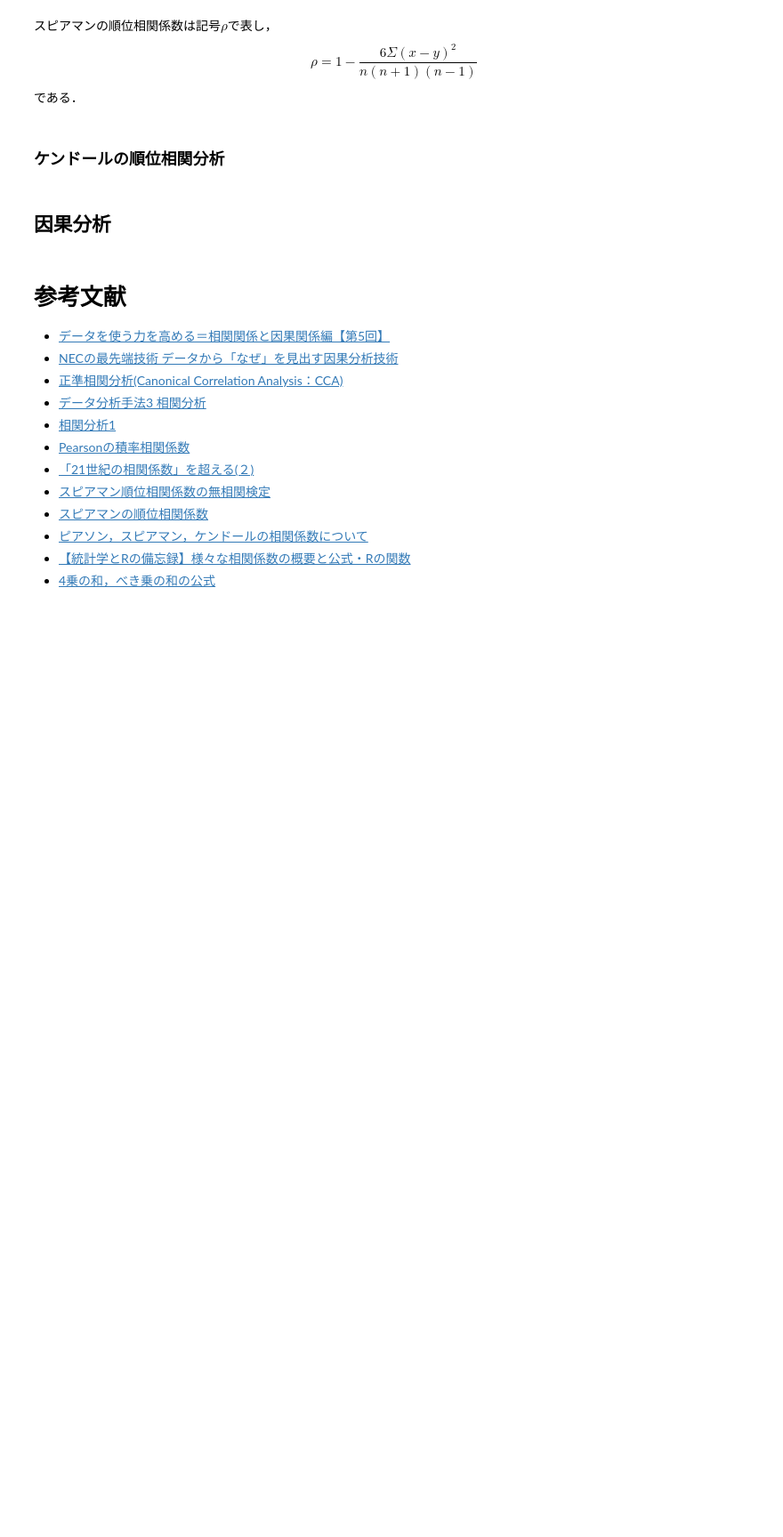
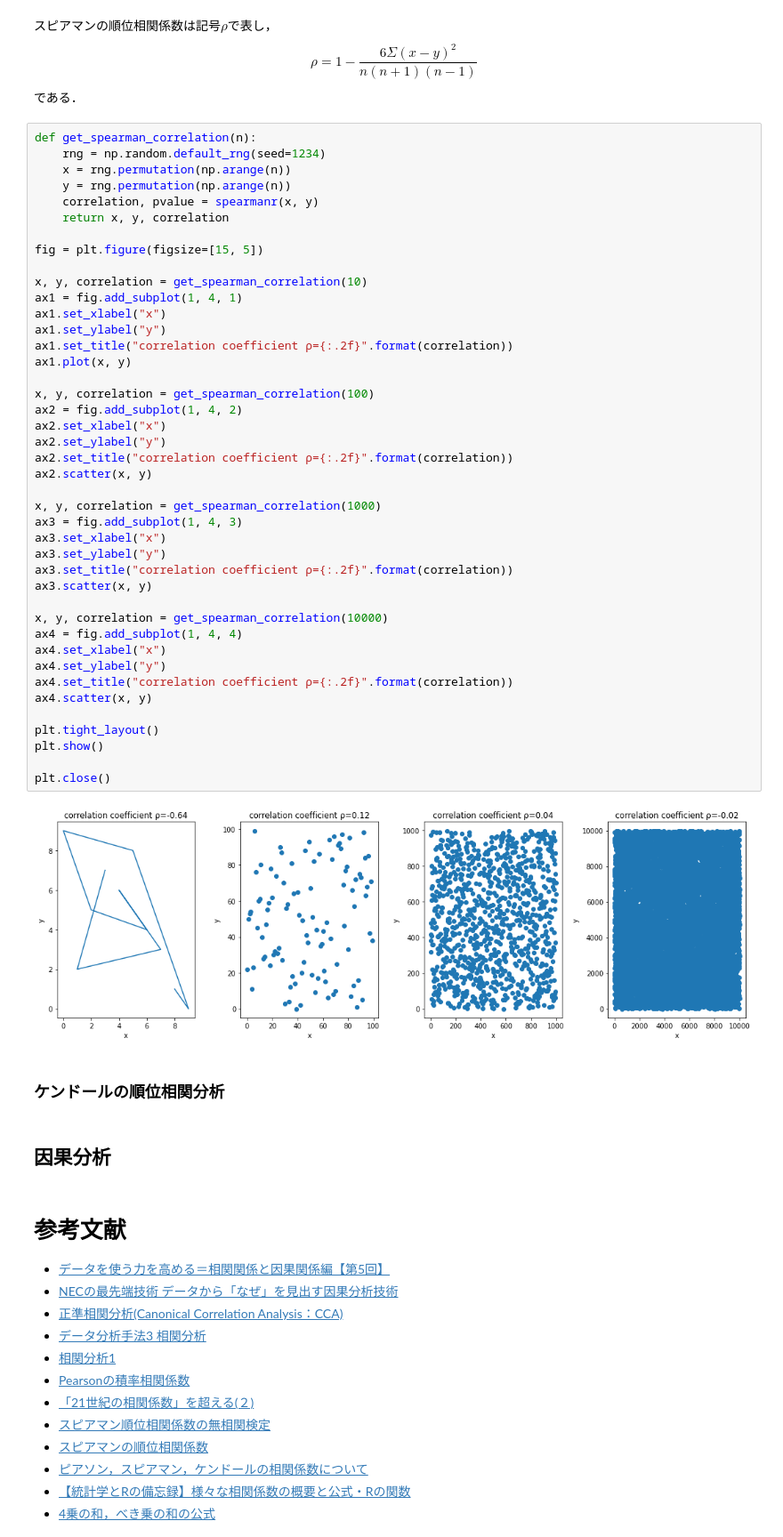
Before and after one commit to ryoma-jp/samples, a Jupyter notebook: python/correlation-analysis_causal-analysis/correlation-analysis_causal-analysis.ipynb, the cells around one changed output. Shown: that part at 89% size. Saved outputs shown, nothing was run; the diff lists cells and outputs as text; blank space fills up the shorter version.

Commit message:
update: python code for spearman correlation

```diff
--- a/python/correlation-analysis_causal-analysis/correlation-analysis_causal-analysis.ipynb
+++ b/python/correlation-analysis_causal-analysis/correlation-analysis_causal-analysis.ipynb
@@ -199,6 +200,50 @@ $$
 \rho = 1-\frac{6\Sigma(x-y)^2}{n(n+1)(n-1)}
 $$
 である．
+# %%
+def get_spearman_correlation(n):
+    rng = np.random.default_rng(seed=1234)
+    x = rng.permutation(np.arange(n))
+    y = rng.permutation(np.arange(n))
+    correlation, pvalue = spearmanr(x, y)
+    return x, y, correlation
+
+fig = plt.figure(figsize=[15, 5])
+
+x, y, correlation = get_spearman_correlation(10)
+ax1 = fig.add_subplot(1, 4, 1)
+ax1.set_xlabel("x")
+ax1.set_ylabel("y")
+ax1.set_title("correlation coefficient ρ={:.2f}".format(correlation))
+ax1.plot(x, y)
+
+x, y, correlation = get_spearman_correlation(100)
+ax2 = fig.add_subplot(1, 4, 2)
+ax2.set_xlabel("x")
+ax2.set_ylabel("y")
+ax2.set_title("correlation coefficient ρ={:.2f}".format(correlation))
+ax2.scatter(x, y)
+
+x, y, correlation = get_spearman_correlation(1000)
+ax3 = fig.add_subplot(1, 4, 3)
+ax3.set_xlabel("x")
+ax3.set_ylabel("y")
+ax3.set_title("correlation coefficient ρ={:.2f}".format(correlation))
+ax3.scatter(x, y)
+
+x, y, correlation = get_spearman_correlation(10000)
+ax4 = fig.add_subplot(1, 4, 4)
+ax4.set_xlabel("x")
+ax4.set_ylabel("y")
+ax4.set_title("correlation coefficient ρ={:.2f}".format(correlation))
+ax4.scatter(x, y)
+
+plt.tight_layout()
+plt.show()
+
+plt.close()
+# %% [output]
+[figure, added]
 # %% [markdown]
 ### ケンドールの順位相関分析
 # %% [markdown]
```
Also changed, not shown: parts of 1 cell of this notebook, 1 other file.
